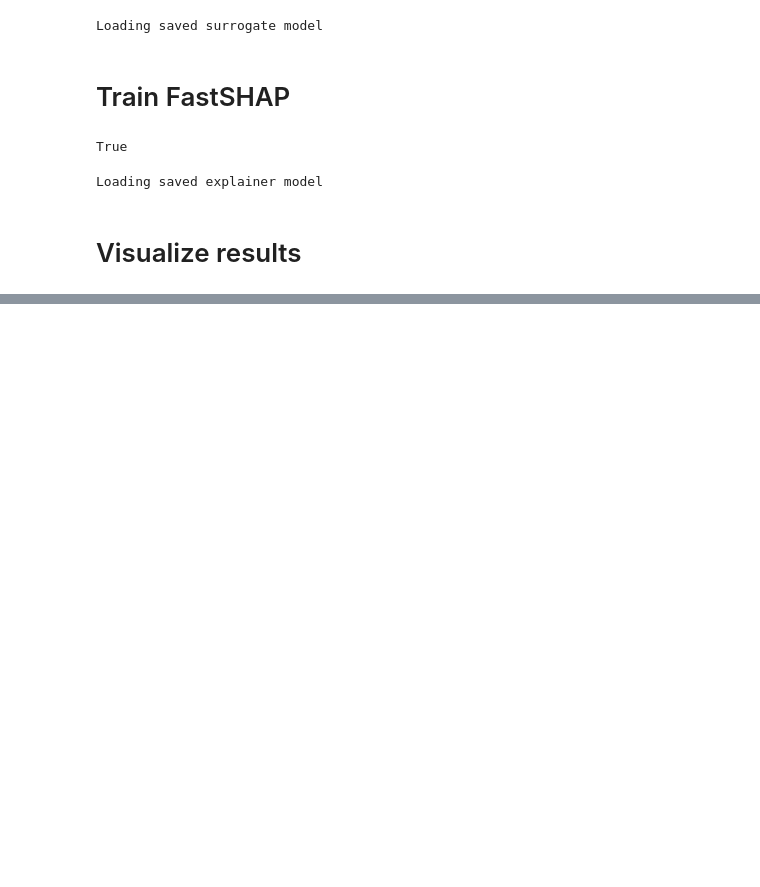
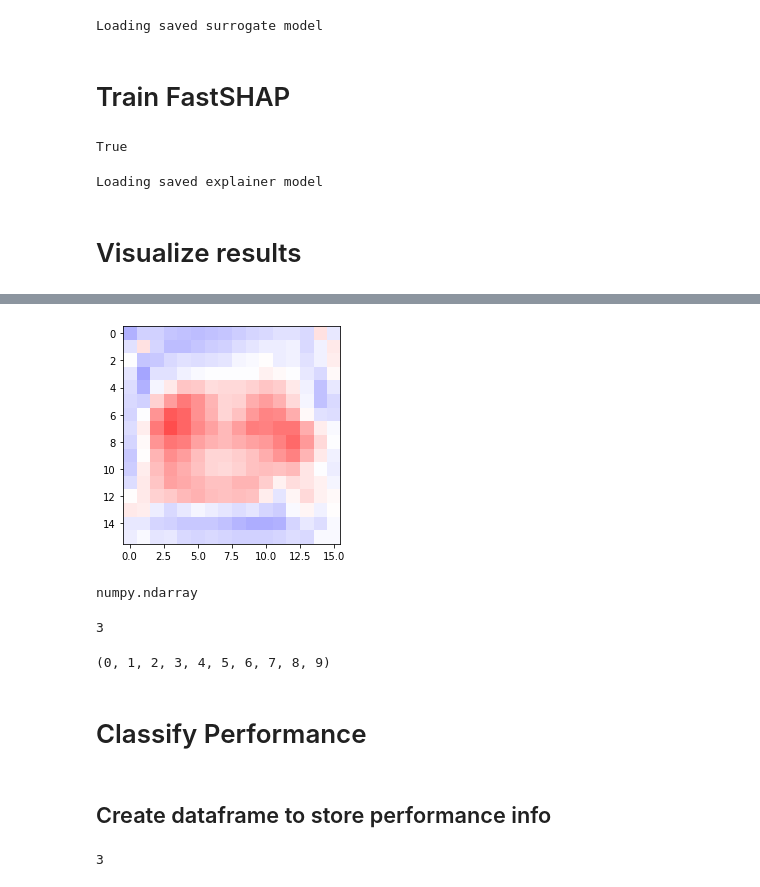
Before and after one commit to roldanjrgl/ml_project, a Jupyter notebook: notebooks/cifar_visualization_v1.ipynb, the cells around one changed output, grey strips where cells are left out. Drawn from its saved outputs; the diff is of its cells as text; code cells hidden in the pictures; blank space fills up the shorter version.

```diff
--- a/notebooks/cifar_visualization_v1.ipynb
+++ b/notebooks/cifar_visualization_v1.ipynb
@@ -339,0 +395,21 @@ AttributeError: 'Upsample' object has no attribute 'recompute_scale_factor'
+# %%
+m = np.abs(values[row]).max()
+plot_values(values[0][0], m)
+# %% [output]
+[figure, added]
+# %%
+type(pred[0])
+# %% [output]
+numpy.ndarray
+# %%
+np.argmax(pred[5])
+# %% [output]
+3
+# %%
+y
+# %% [output]
+(0, 1, 2, 3, 4, 5, 6, 7, 8, 9)
+# %% [markdown]
+# Classify Performance
+# %% [markdown]
+## Create dataframe to store performance info
@@ -339,0 +424,4 @@ AttributeError: 'Upsample' object has no attribute 'recompute_scale_factor'
+# %%
+y[0]
+# %% [output]
+3
```
Also changed, not shown: parts of 11 cells of this notebook.
